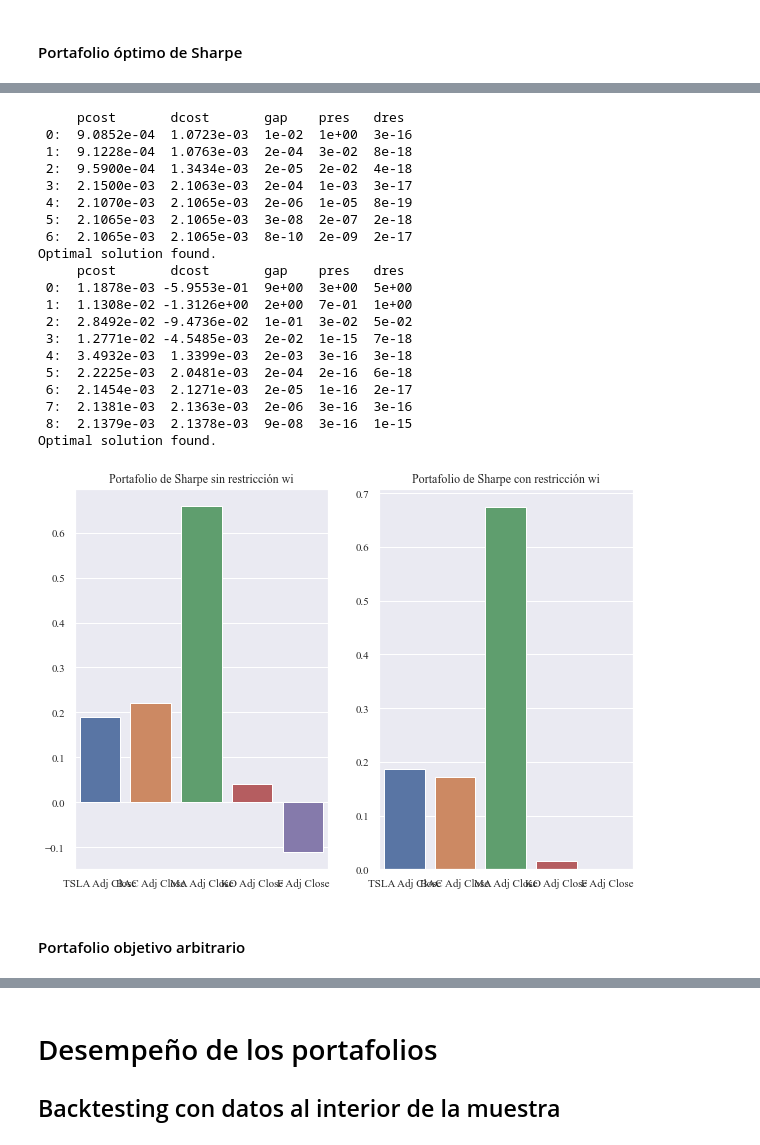
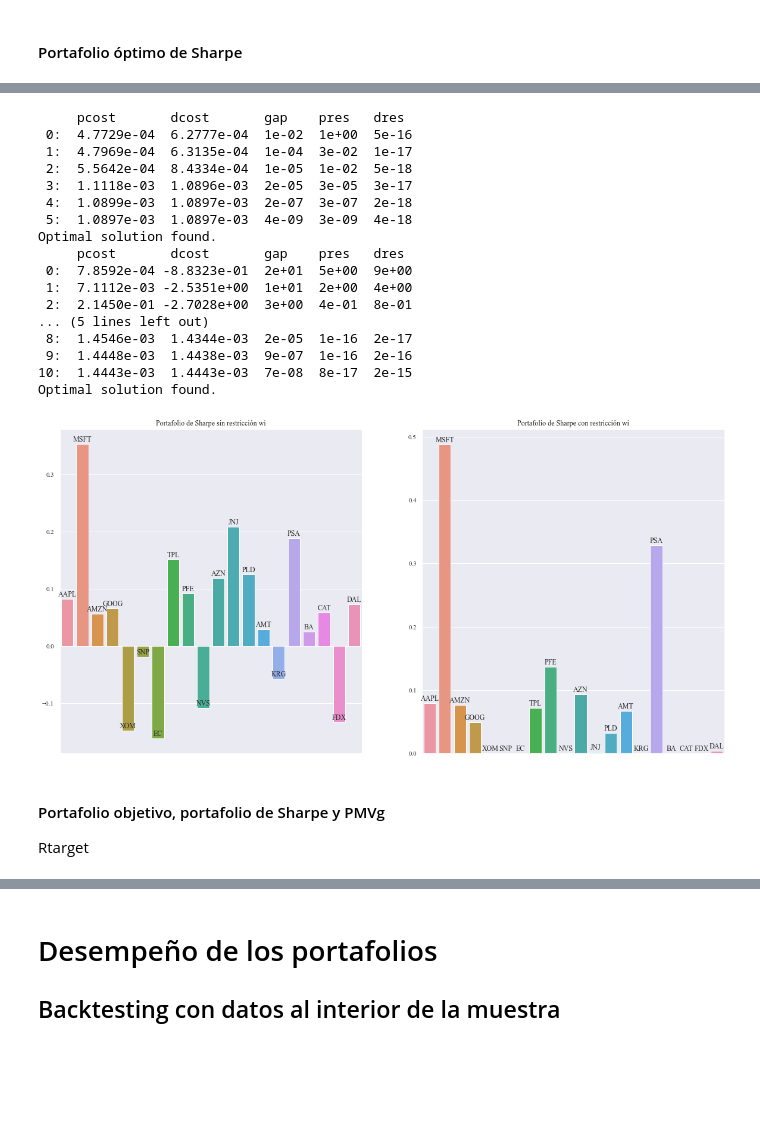
Before and after one commit to Mr-UMiguel/UExternado, a Jupyter notebook: TP/Taller1.ipynb, the cells around one changed output, grey strips where cells are left out. Drawn from its saved outputs; the diff is of its cells as text; code cells hidden in the pictures; blank space fills up the shorter version.

```diff
--- a/TP/Taller1.ipynb
+++ b/TP/Taller1.ipynb
@@ -253,7 +398,7 @@ def solvers_qp(vcov,mu,optimal_portfolio,inequality=False,):
                         puede ser el retorno del portafolio de mínima varianza global o el portafolio
                         óptimo de sharp
 
-    inequality : bool -> False si w'1 = 1 o True si w'1 >= 0
+    inequality : bool , default = False si w'1 = 1 o True si w'1 >= 0
 
     Ejemplo:
     -------------------------------------------------------------------
@@ -306,16 +451,28 @@ def solvers_qp(vcov,mu,optimal_portfolio,inequality=False,):
     response = np.array(solvers.qp(P=P,q=q,G=G,h=h,show_progress=False)['x']).reshape(-1)
     return response
 # %%
-returns = retornos
+## Resultados de la optimización
+
+## portafolio de mínima varianza global con y sin restricciones
 solv_nwi = solvers_qp(vcov = vcov, mu = mu, optimal_portfolio=rpmv, inequality=False)
 solv_wi = solvers_qp(vcov = vcov, mu = mu, optimal_portfolio=rpmv, inequality=True)
 
-fig, axes = plt.subplots(1,2,figsize=(10,7))
-sns.barplot(ax=axes[0],x=returns.columns,y=solv_nwi)
-axes[0].set_title('PMVg sin restricción wi')
+fig, axes = plt.subplots(1,2,figsize=(20,10))
+ax1 = sns.barplot(ax=axes[0],x=returns.columns,y=solv_nwi)
+for p,name in zip(ax1.patches,returns.columns):
+    ax1.annotate(name,(p.get_x() + p.get_width() / 2., p.get_height()),
+                ha='center', va='center',
+                xytext=(0, 7), textcoords='offset points')
+ax1.set_title('PMVg sin restricción wi')
+ax1.set(xticklabels=[])
 
-sns.barplot(ax=axes[1],x=returns.columns,y=solv_wi)
+ax2 = sns.barplot(ax=axes[1],x=returns.columns,y=solv_wi)
+for p,name in zip(ax2.patches,returns.columns):
+    ax2.annotate(name,(p.get_x() + p.get_width() / 2., p.get_height()),
+                ha='center', va='center',
+                xytext=(0, 7), textcoords='offset points')
 axes[1].set_title('PMVg con restricción wi')
+ax2.set(xticklabels=[])
 plt.show()
 # %% [output]
      pcost       dcost       gap    pres   dres
@@ -388,35 +545,43 @@ Portafolio de mínima varianza o retorno objetivo
 # %%
 solv_nwi = solvers_qp(vcov = vcov, mu = mu, optimal_portfolio=rpt, inequality=False)
 solv_wi = solvers_qp(vcov = vcov, mu = mu, optimal_portfolio=rpt, inequality=True)
 
-fig, axes = plt.subplots(1,2,figsize=(10,7))
-sns.barplot(ax=axes[0],x=returns.columns,y=solv_nwi)
-axes[0].set_title('Portafolio de Sharpe sin restricción wi')
+fig, axes = plt.subplots(1,2,figsize=(20,10))
+ax1 = sns.barplot(ax=axes[0],x=returns.columns,y=solv_nwi)
+for p,name in zip(ax1.patches,returns.columns):
+    ax1.annotate(name,(p.get_x() + p.get_width() / 2., p.get_height()),
+                ha='center', va='center',
+                xytext=(0, 7), textcoords='offset points')
+ax1.set(xticklabels=[])
+ax1.set_title('Portafolio de Sharpe sin restricción wi')
 
-sns.barplot(ax=axes[1],x=returns.columns,y=solv_wi)
-axes[1].set_title('Portafolio de Sharpe con restricción wi')
+ax2 = sns.barplot(ax=axes[1],x=returns.columns,y=solv_wi)
+for p,name in zip(ax2.patches,returns.columns):
+    ax2.annotate(name,(p.get_x() + p.get_width() / 2., p.get_height()),
+                ha='center', va='center',
+                xytext=(0, 7), textcoords='offset points')
+ax2.set(xticklabels=[])
+ax2.set_title('Portafolio de Sharpe con restricción wi')
 plt.show()
 # %% [output]
      pcost       dcost       gap    pres   dres
- 0:  9.0852e-04  1.0723e-03  1e-02  1e+00  3e-16
- 1:  9.1228e-04  1.0763e-03  2e-04  3e-02  8e-18
- 2:  9.5900e-04  1.3434e-03  2e-05  2e-02  4e-18
- 3:  2.1500e-03  2.1063e-03  2e-04  1e-03  3e-17
- 4:  2.1070e-03  2.1065e-03  2e-06  1e-05  8e-19
- 5:  2.1065e-03  2.1065e-03  3e-08  2e-07  2e-18
- 6:  2.1065e-03  2.1065e-03  8e-10  2e-09  2e-17
+ 0:  4.7729e-04  6.2777e-04  1e-02  1e+00  5e-16
+ 1:  4.7969e-04  6.3135e-04  1e-04  3e-02  1e-17
+ 2:  5.5642e-04  8.4334e-04  1e-05  1e-02  5e-18
+ 3:  1.1118e-03  1.0896e-03  2e-05  3e-05  3e-17
+ 4:  1.0899e-03  1.0897e-03  2e-07  3e-07  2e-18
+ 5:  1.0897e-03  1.0897e-03  4e-09  3e-09  4e-18
 Optimal solution found.
      pcost       dcost       gap    pres   dres
- 0:  1.1878e-03 -5.9553e-01  9e+00  3e+00  5e+00
- 1:  1.1308e-02 -1.3126e+00  2e+00  7e-01  1e+00
- 2:  2.8492e-02 -9.4736e-02  1e-01  3e-02  5e-02
- 3:  1.2771e-02 -4.5485e-03  2e-02  1e-15  7e-18
- 4:  3.4932e-03  1.3399e-03  2e-03  3e-16  3e-18
- 5:  2.2225e-03  2.0481e-03  2e-04  2e-16  6e-18
- 6:  2.1454e-03  2.1271e-03  2e-05  1e-16  2e-17
- 7:  2.1381e-03  2.1363e-03  2e-06  3e-16  3e-16
- 8:  2.1379e-03  2.1378e-03  9e-08  3e-16  1e-15
+ 0:  7.8592e-04 -8.8323e-01  2e+01  5e+00  9e+00
+ 1:  7.1112e-03 -2.5351e+00  1e+01  2e+00  4e+00
+ 2:  2.1450e-01 -2.7028e+00  3e+00  4e-01  8e-01
+... (5 lines left out)
+ 8:  1.4546e-03  1.4344e-03  2e-05  1e-16  2e-17
+ 9:  1.4448e-03  1.4438e-03  9e-07  1e-16  2e-16
+10:  1.4443e-03  1.4443e-03  7e-08  8e-17  2e-15
 Optimal solution found.
-[figure, old version]
+[figure, new version]
 # %% [markdown]
-#### Portafolio objetivo arbitrario
+#### Portafolio objetivo, portafolio de Sharpe y PMVg
+Rtarget
```
Also changed, not shown: parts of 38 cells of this notebook, 3 other files.
